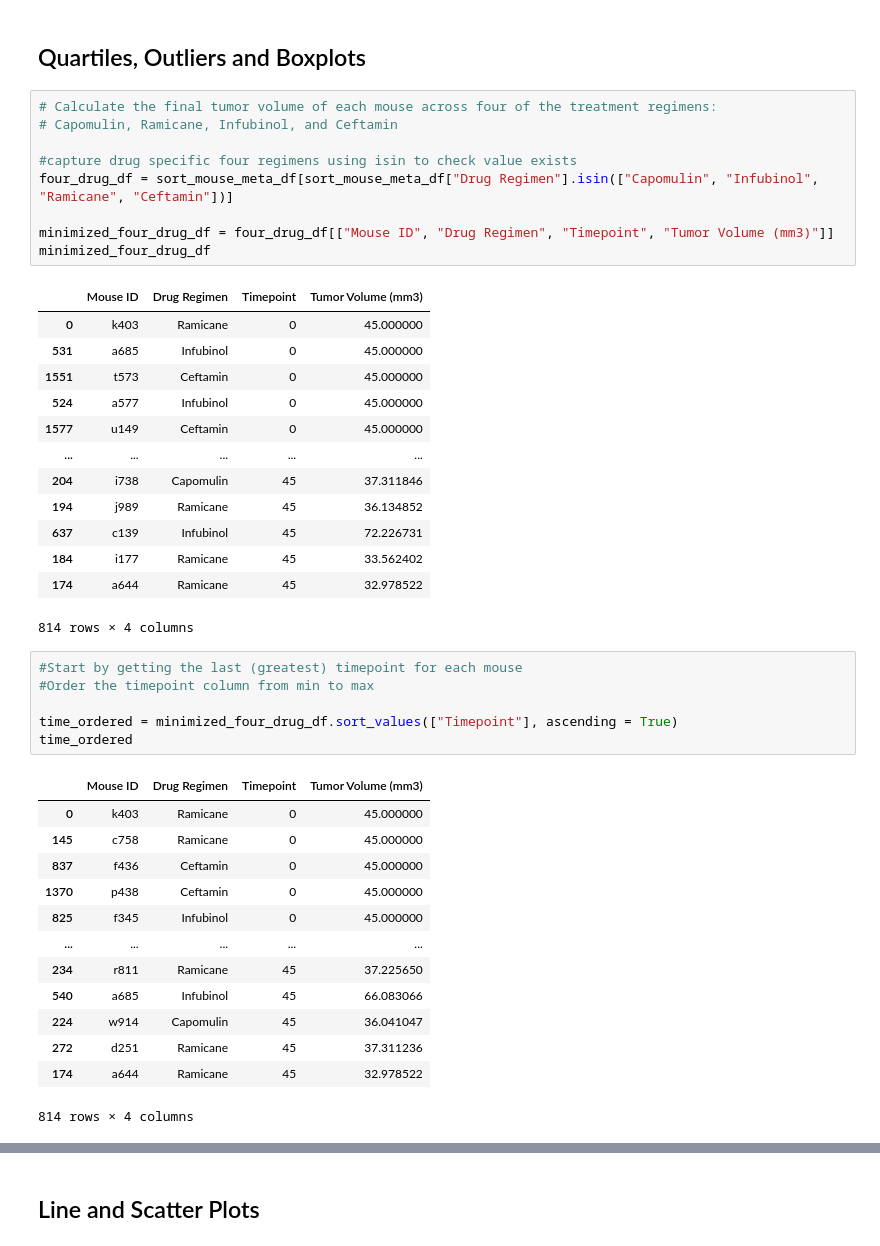
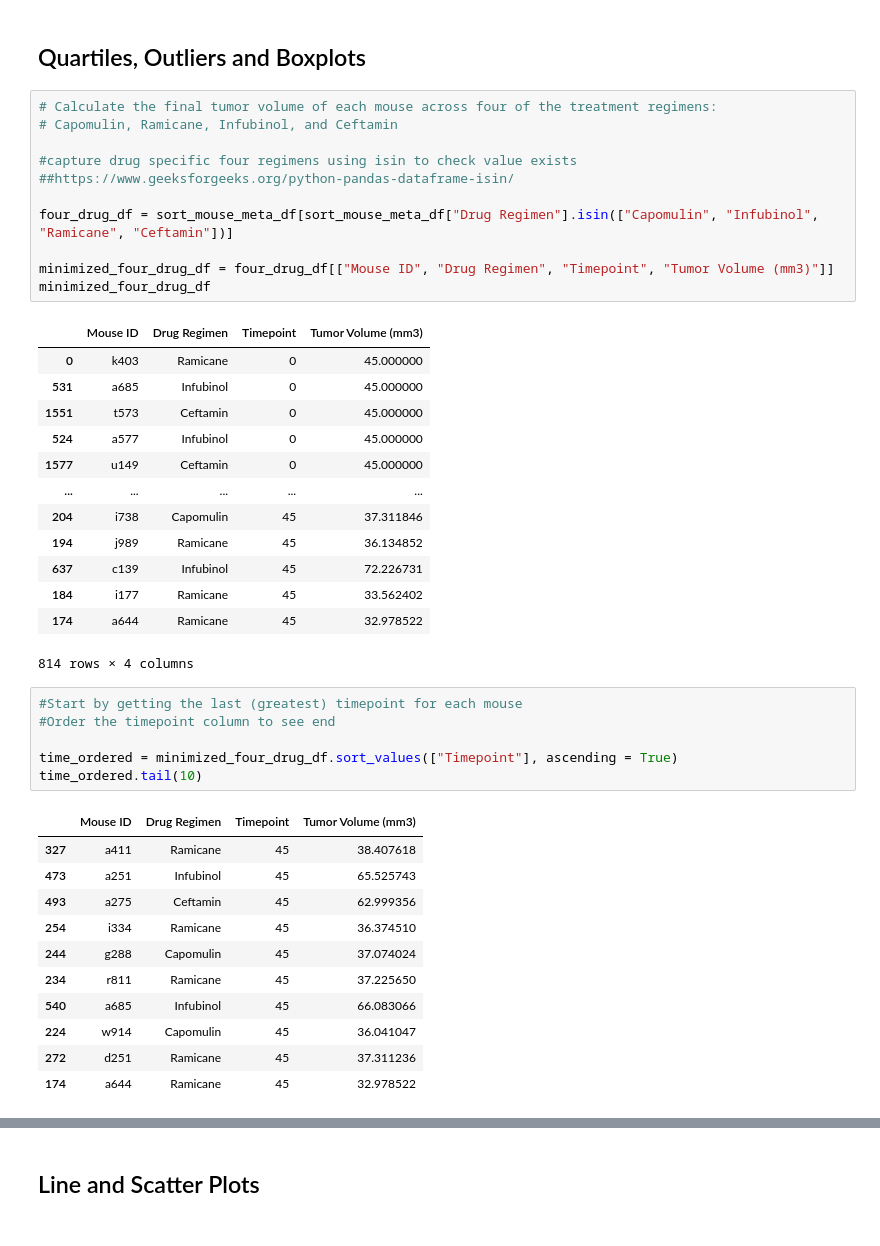
Before and after one commit to lstredler/MatPlotLib-challenge, a Jupyter notebook: pymaceuticals_starter.ipynb, the cells around one changed output, grey strips where cells are left out. Drawn from its saved outputs; the diff is of its cells as text.

```diff
--- a/pymaceuticals_starter.ipynb
+++ b/pymaceuticals_starter.ipynb
@@ -237,6 +237,8 @@ plt.axis("equal");
 # Capomulin, Ramicane, Infubinol, and Ceftamin
 
 #capture drug specific four regimens using isin to check value exists
+##https://www.geeksforgeeks.org/python-pandas-dataframe-isin/
+
 four_drug_df = sort_mouse_meta_df[sort_mouse_meta_df["Drug Regimen"].isin(["Capomulin", "Infubinol", "Ramicane", "Ceftamin"])]
 
 minimized_four_drug_df = four_drug_df[["Mouse ID", "Drug Regimen", "Timepoint", "Tumor Volume (mm3)"]]
@@ -257,22 +259,20 @@ minimized_four_drug_df
 814 rows × 4 columns
 # %%
 #Start by getting the last (greatest) timepoint for each mouse
-#Order the timepoint column from min to max
+#Order the timepoint column to see end
 
 time_ordered = minimized_four_drug_df.sort_values(["Timepoint"], ascending = True)
-time_ordered
+time_ordered.tail(10)
 # %% [output]
 |  | Mouse ID | Drug Regimen | Timepoint | Tumor Volume (mm3) |
-| 0 | k403 | Ramicane | 0 | 45.000000 |
-| 145 | c758 | Ramicane | 0 | 45.000000 |
-| 837 | f436 | Ceftamin | 0 | 45.000000 |
-| 1370 | p438 | Ceftamin | 0 | 45.000000 |
-| 825 | f345 | Infubinol | 0 | 45.000000 |
-| ... | ... | ... | ... | ... |
+| 327 | a411 | Ramicane | 45 | 38.407618 |
+| 473 | a251 | Infubinol | 45 | 65.525743 |
+| 493 | a275 | Ceftamin | 45 | 62.999356 |
+| 254 | i334 | Ramicane | 45 | 36.374510 |
+| 244 | g288 | Capomulin | 45 | 37.074024 |
 | 234 | r811 | Ramicane | 45 | 37.225650 |
 | 540 | a685 | Infubinol | 45 | 66.083066 |
 | 224 | w914 | Capomulin | 45 | 36.041047 |
 | 272 | d251 | Ramicane | 45 | 37.311236 |
 | 174 | a644 | Ramicane | 45 | 32.978522 |
-814 rows × 4 columns
 # %%
```
Also changed, not shown: parts of 14 cells of this notebook.
